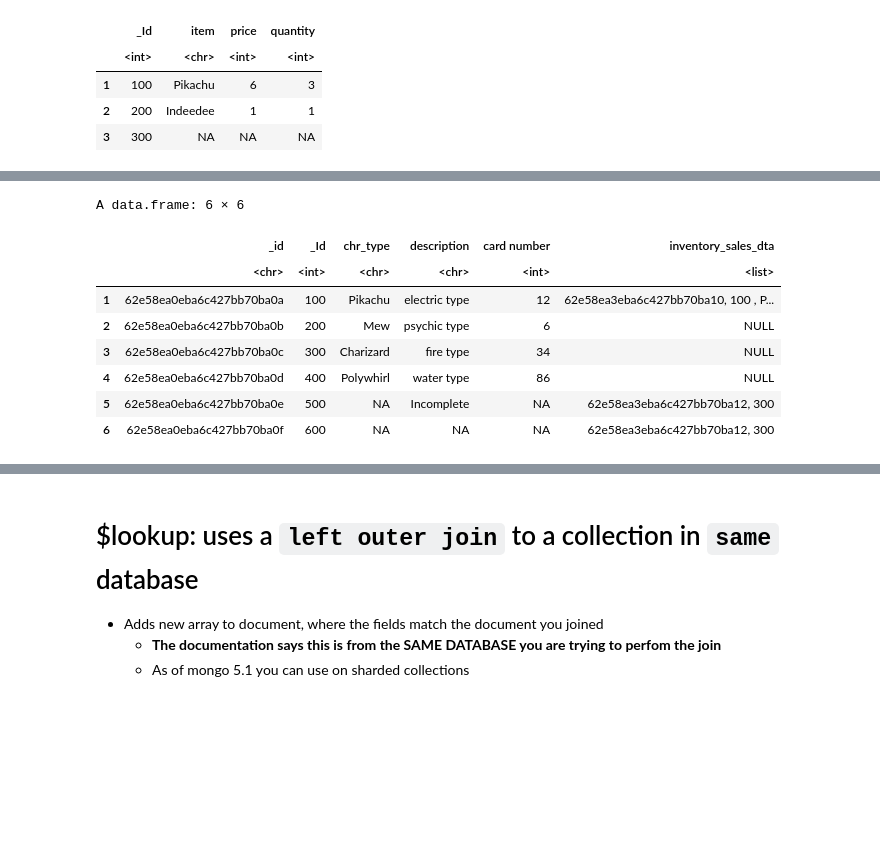
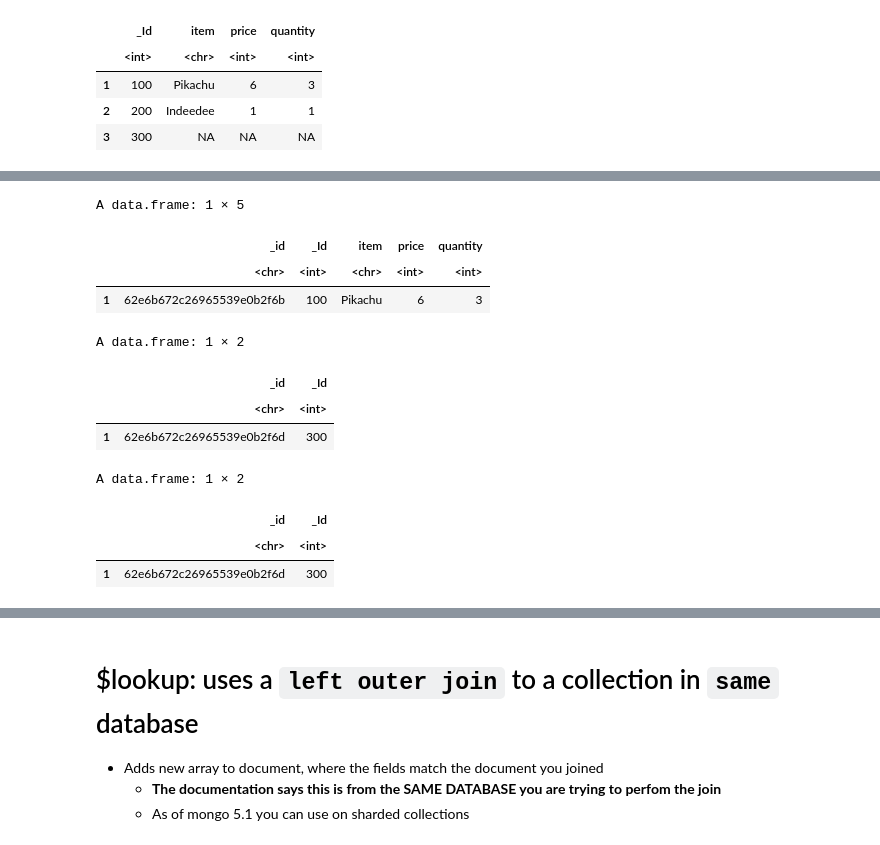
Before and after one commit to MrFuguDataScience/SendDataFrom-R-Python-to-SQL-PSQL-Mongo, a Jupyter notebook: MongoDB_Lookup_operator.ipynb, the cells around one changed output, grey strips where cells are left out. Drawn from its saved outputs; the diff is of its cells as text; code cells hidden in the pictures; blank space fills up the shorter version.

Commit message:
Mongolite_Lookup_operator
fix formatting for latex

```diff
--- a/MongoDB_Lookup_operator.ipynb
+++ b/MongoDB_Lookup_operator.ipynb
@@ -95,15 +151,18 @@ our_first_lookup <- mng_conn$aggregate('[{ "$lookup":{
 # %%
-our_first_lookup
+our_first_lookup$inventory_sales_dta
 # %% [output]
-A data.frame: 6 × 6
+A data.frame: 1 × 5
-|  | _id | _Id | chr_type | description | card number | inventory_sales_dta |
-|  | <chr> | <int> | <chr> | <chr> | <int> | <list> |
-| 1 | 62e58ea0eba6c427bb70ba0a | 100 | Pikachu | electric type | 12 | 62e58ea3eba6c427bb70ba10, 100 , P... |
-| 2 | 62e58ea0eba6c427bb70ba0b | 200 | Mew | psychic type | 6 | NULL |
-| 3 | 62e58ea0eba6c427bb70ba0c | 300 | Charizard | fire type | 34 | NULL |
-| 4 | 62e58ea0eba6c427bb70ba0d | 400 | Polywhirl | water type | 86 | NULL |
-| 5 | 62e58ea0eba6c427bb70ba0e | 500 | NA | Incomplete | NA | 62e58ea3eba6c427bb70ba12, 300 |
-| 6 | 62e58ea0eba6c427bb70ba0f | 600 | NA | NA | NA | 62e58ea3eba6c427bb70ba12, 300 |
+|  | _id | _Id | item | price | quantity |
+|  | <chr> | <int> | <chr> | <int> | <int> |
+| 1 | 62e6b672c26965539e0b2f6b | 100 | Pikachu | 6 | 3 |
+A data.frame: 1 × 2
+|  | _id | _Id |
+|  | <chr> | <int> |
+| 1 | 62e6b672c26965539e0b2f6d | 300 |
+A data.frame: 1 × 2
+|  | _id | _Id |
+|  | <chr> | <int> |
+| 1 | 62e6b672c26965539e0b2f6d | 300 |
 # %%
 # Consider Flatten list
 
```
Also changed, not shown: parts of 10 cells of this notebook.
